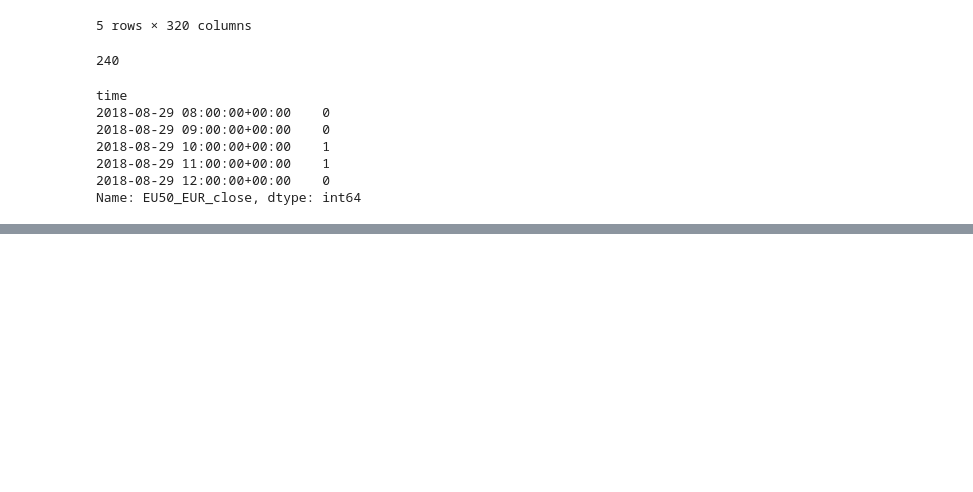
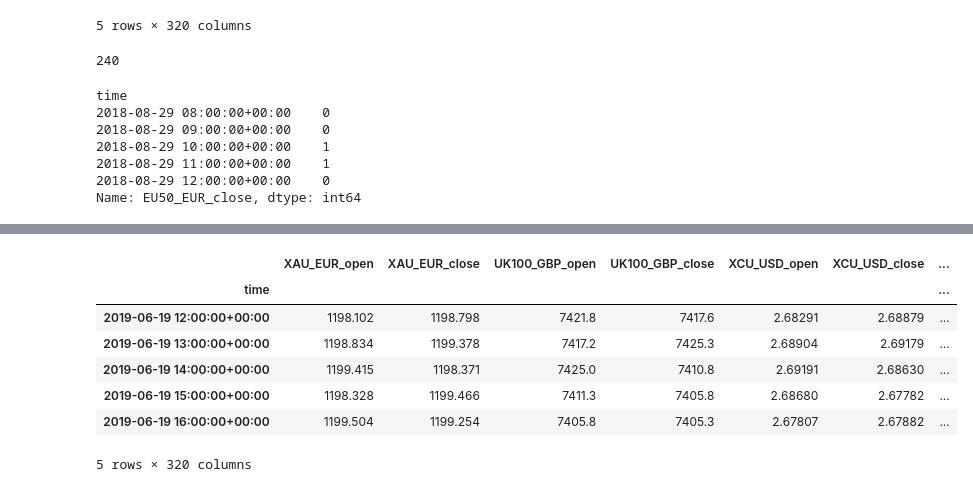
Before and after one commit to zzzevaka/roboto, a Jupyter notebook: notebooks/train_single_instrument.ipynb, the cells around one changed output, grey strips where cells are left out. Saved outputs shown, nothing was run; the diff lists cells and outputs as text; code cells hidden in the pictures; blank space fills up the shorter version.

```diff
--- a/notebooks/train_single_instrument.ipynb
+++ b/notebooks/train_single_instrument.ipynb
@@ -134,3 +149,14 @@ Name: EU50_EUR_close, dtype: int64
+# %%
+data.tail()
+# %% [output]
+|  | XAU_EUR_open | XAU_EUR_close | UK100_GBP_open | UK100_GBP_close | XCU_USD_open | XCU_USD_close | ... |
+| time |  |  |  |  |  |  | ... |
+| 2019-06-19 12:00:00+00:00 | 1198.102 | 1198.798 | 7421.8 | 7417.6 | 2.68291 | 2.68879 | ... |
+| 2019-06-19 13:00:00+00:00 | 1198.834 | 1199.378 | 7417.2 | 7425.3 | 2.68904 | 2.69179 | ... |
+| 2019-06-19 14:00:00+00:00 | 1199.415 | 1198.371 | 7425.0 | 7410.8 | 2.69191 | 2.68630 | ... |
+| 2019-06-19 15:00:00+00:00 | 1198.328 | 1199.466 | 7411.3 | 7405.8 | 2.68680 | 2.67782 | ... |
+| 2019-06-19 16:00:00+00:00 | 1199.504 | 1199.254 | 7405.8 | 7405.3 | 2.67807 | 2.67882 | ... |
+5 rows × 320 columns
 # %%
 print (X.shape)
 print (Y.shape)
```
Also changed, not shown: parts of 7 cells of this notebook, 44 other files.
